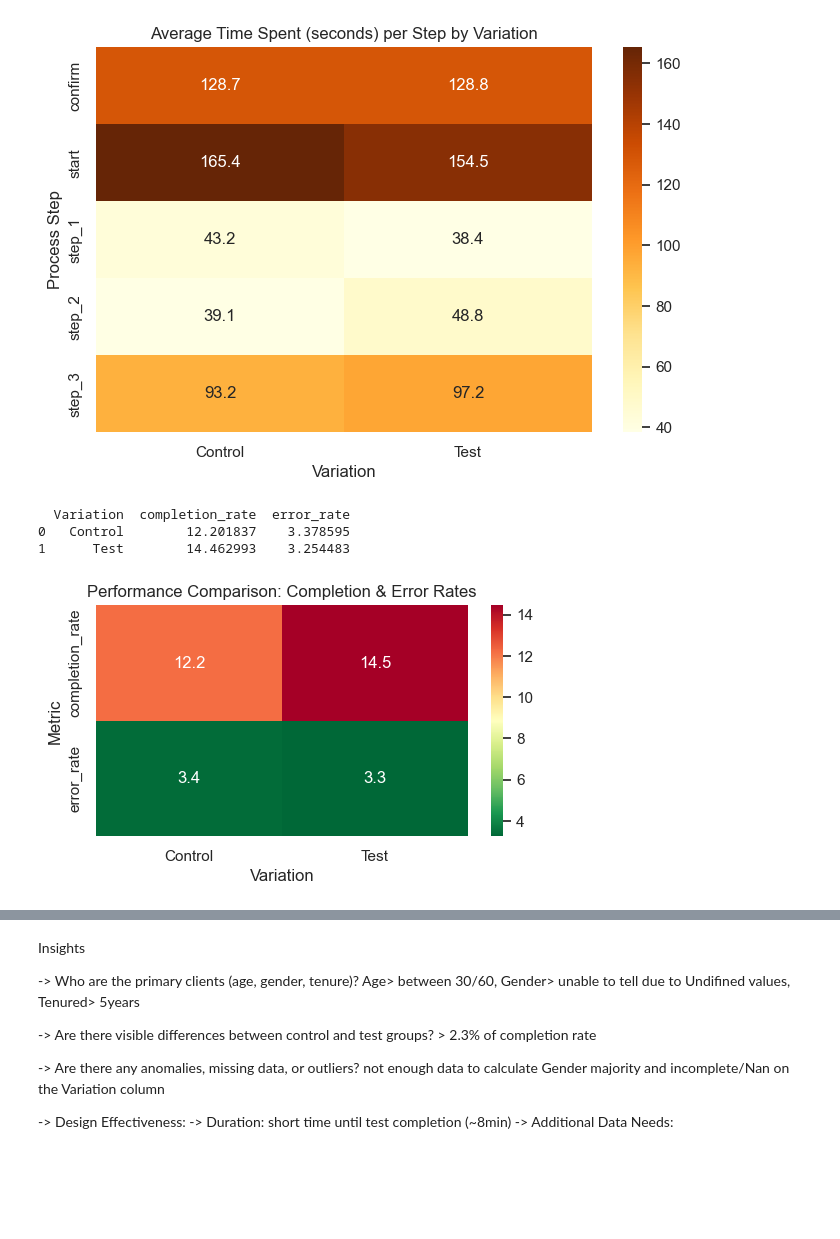
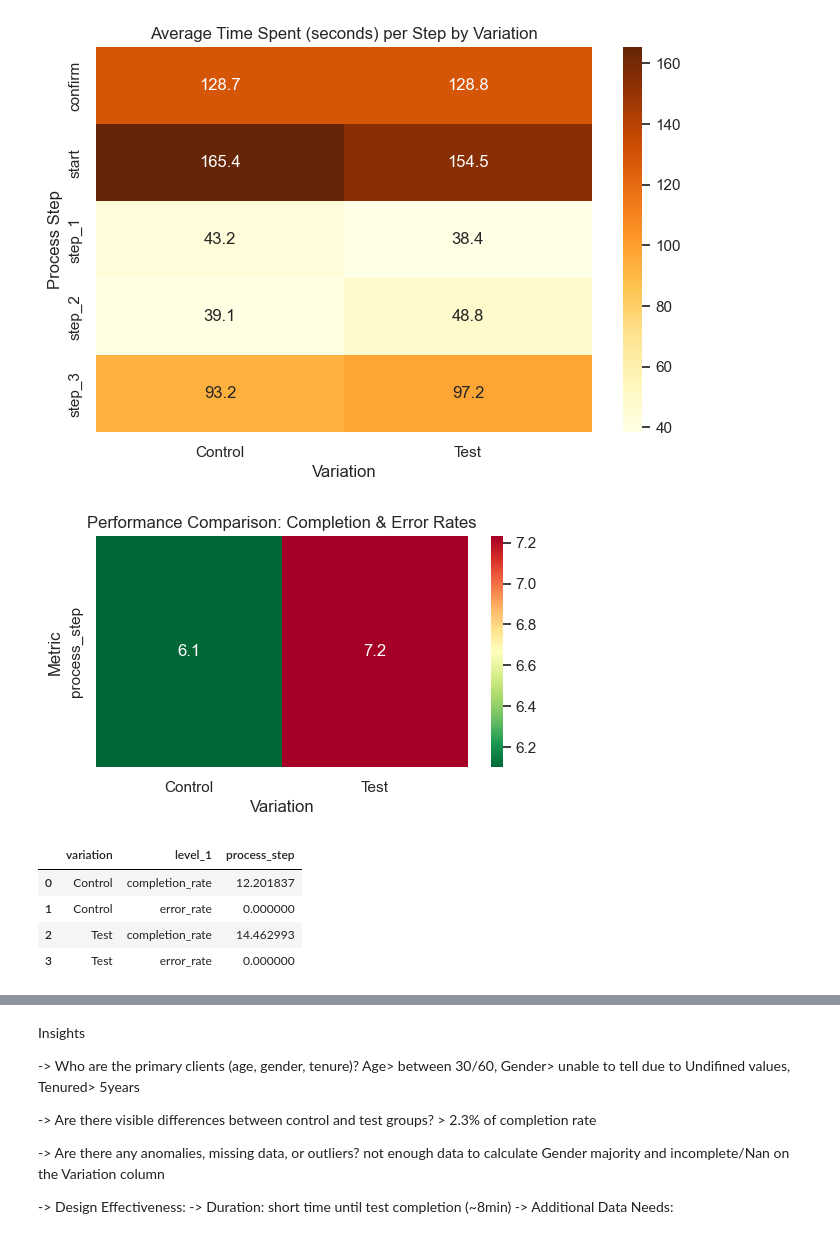
Before and after one commit to GucciXXX4/IronHack_Project2, a Jupyter notebook: 01_EDA_and_Cleaning.ipynb, the cells around one changed output, grey strips where cells are left out. Drawn from its saved outputs; the diff is of its cells as text; code cells hidden in the pictures; blank space fills up the shorter version.

```diff
--- a/01_EDA_and_Cleaning.ipynb
+++ b/01_EDA_and_Cleaning.ipynb
@@ -412,33 +419,48 @@ plt.show()
 # %% [output]
 [figure]
 # %%
-completion_summary = (
+performance_summary = (
     web_data.groupby('Variation')['process_step']
-    .apply(lambda x: (x == 'confirm').sum() / len(x))
-    .reset_index(name='completion_rate')
+    .apply(lambda x: pd.Series({
+        'completion_rate': (x == 'confirm').mean() * 100,
+        'error_rate': (x == 'error').mean() * 100
+    }))
+    .reset_index()
 )
-
-performance_summary = completion_summary.merge(error_rate, on='Variation')
-performance_summary['completion_rate'] *= 100
-performance_summary['error_rate'] *= 100
-
-print(performance_summary)
-# %% [output]
-  Variation  completion_rate  error_rate
-0   Control        12.201837    3.378595
-1      Test        14.462993    3.254483
 # %%
-pivot_perf = performance_summary.melt(id_vars='Variation', var_name='metric', value_name='value')
-pivot_perf = pivot_perf.pivot(index='metric', columns='Variation', values='value')
+performance_summary.columns = performance_summary.columns.str.lower()
+
+pivot_perf = performance_summary.melt(
+    id_vars='variation',
+    var_name='metric',
+    value_name='value'
+)
+
+pivot_perf['value'] = pd.to_numeric(pivot_perf['value'], errors='coerce')
+
+pivot_perf = pivot_perf.pivot_table(
+    index='metric',
+    columns='variation',
+    values='value',
+    aggfunc='mean'
+)
 
 plt.figure(figsize=(6,3))
 sns.heatmap(pivot_perf, annot=True, fmt=".1f", cmap='RdYlGn_r')
 plt.title('Performance Comparison: Completion & Error Rates')
 plt.xlabel('Variation')
 plt.ylabel('Metric')
 plt.show()
 # %% [output]
-[figure, old version]
+[figure, new version]
+# %%
+performance_summary
+# %% [output]
+|  | variation | level_1 | process_step |
+| 0 | Control | completion_rate | 12.201837 |
+| 1 | Control | error_rate | 0.000000 |
+| 2 | Test | completion_rate | 14.462993 |
+| 3 | Test | error_rate | 0.000000 |
 # %%
 web_data[numeric_cols].isnull().mean() * 100
 # %% [output]
```
Also changed, not shown: parts of 6 cells of this notebook, 4 other files.
